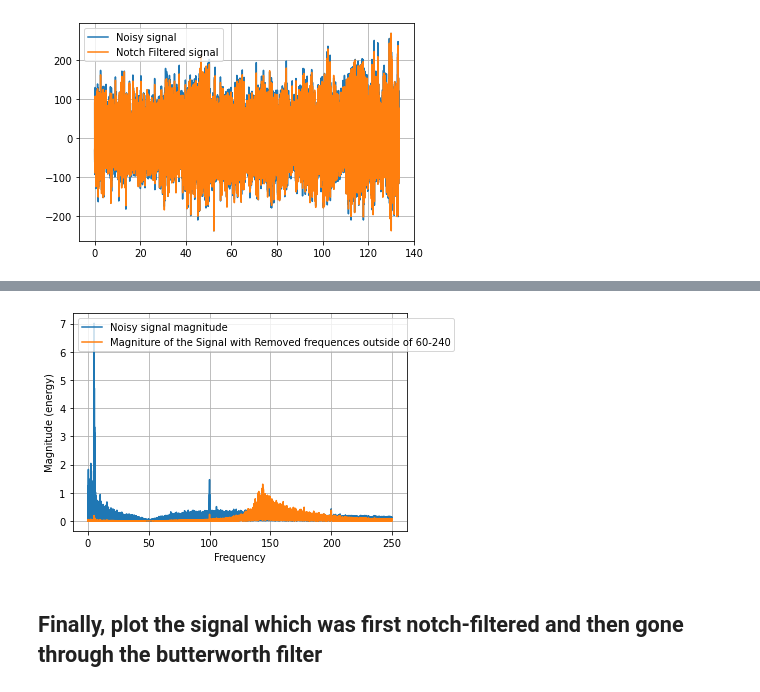
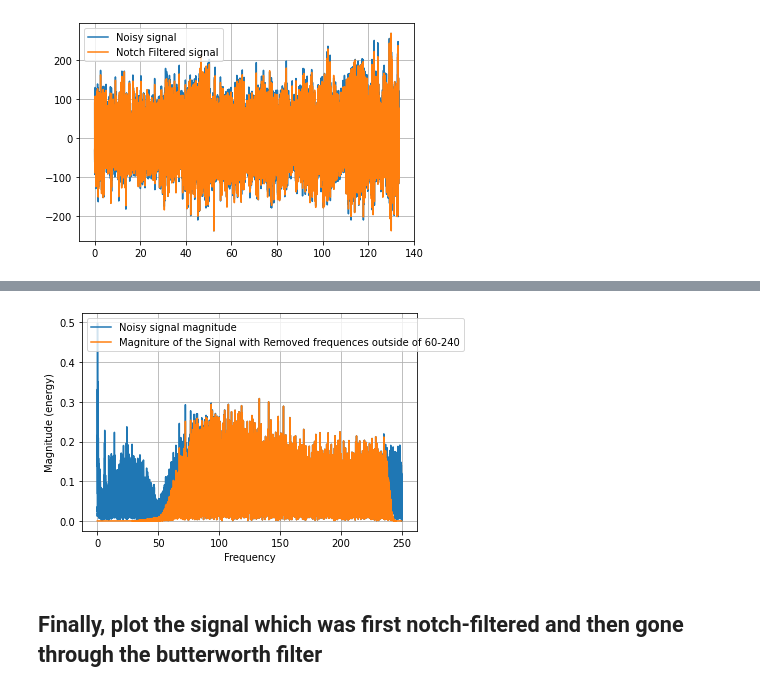
Before and after one commit to margokhokhlova/parkinson_project, a Jupyter notebook: data_exploration_and_processing.ipynb, the cells around one changed output, grey strips where cells are left out. Saved outputs shown, nothing was run; the diff lists cells and outputs as text; code cells hidden in the pictures.

```diff
--- a/data_exploration_and_processing.ipynb
+++ b/data_exploration_and_processing.ipynb
@@ -167,16 +185,16 @@ plt.show()
 # %%
 plt.figure(2)
 plt.clf()
 plt.magnitude_spectrum(signal_emg, Fs=SamplingRate, label='Noisy signal magnitude')
 plt.axis('tight')
 
-plt.magnitude_spectrum(butter_filtered, Fs=SamplingRate, label=f'Magniture of the Signal with Removed frequences outside of 60-240')
+plt.magnitude_spectrum(y, Fs=SamplingRate, label=f'Magniture of the Signal with Removed frequences outside of 60-240')
 plt.grid(True)
 plt.axis('tight')
 plt.legend(loc='upper left')
 plt.show()
 # %% [output]
-[figure, old version]
+[figure, new version]
 # %% [markdown]
 ## Finally, plot the signal which was first notch-filtered and then gone through the butterworth filter
 # %%
```
Also changed, not shown: parts of 16 cells of this notebook.
